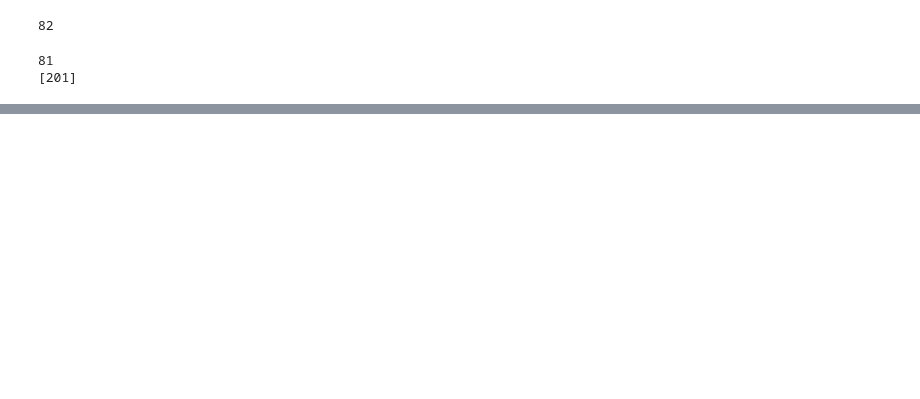
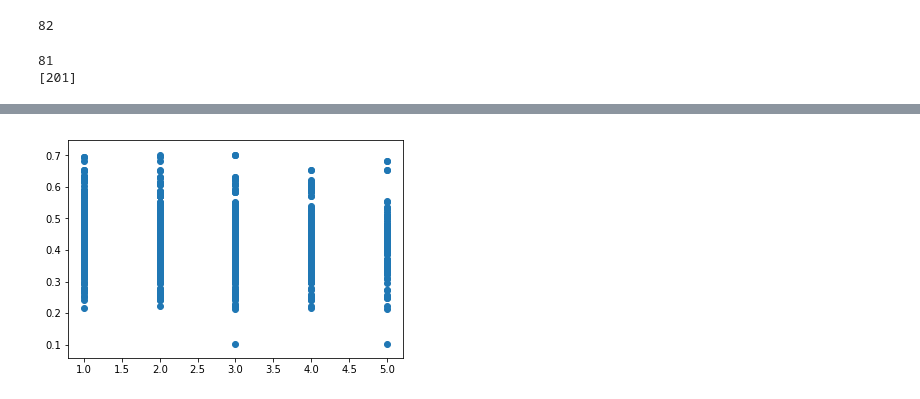
Before and after one commit to tyu0912/GPT2_XLNet_Comparison, a Jupyter notebook: post-model-check/compare_metrics_against_human_eval.ipynb, the cells around one changed output, grey strips where cells are left out. Cells and saved outputs as stored; diff of their text form; code cells hidden in the pictures; blank space fills up the shorter version.

Commit message:
compare metrics against human eval, code completed, need to update data and add pretty graphs

```diff
--- a/post-model-check/compare_metrics_against_human_eval.ipynb
+++ b/post-model-check/compare_metrics_against_human_eval.ipynb
@@ -58,5 +40,0 @@ gpt2_tuned_file = open(gpt2_tuned_path, 'r', encoding="utf8").read().split('<new
-# %%
-max_line_review = 2700
-file = gpt2_tuned_file
-test2 = sim_input_sentence_lst
-print(len(sim_index_nodup_lst))
@@ -64,0 +41,3 @@ print(len(sim_index_nodup_lst))
+# %%
+sim_input_sentence_lst.insert(sim_index_nodup_lst.index(201), 'But its full realization also implies a greater and greater perfection in the instrumentalities for pacific settlement of controversies between nations.')
+print(len(sim_input_sentence_lst))
@@ -88,0 +124,20 @@ len(file)
+# %%
+metrics_df_dict = dict()
+merge_df_dict = dict()
+# loop through all five methods
+for i in range(2,7):
+    method_of_interest = survey_result_df.columns[i]
+    file_of_interest = vars()[method_of_interest+'_file']
+    metrics_df_dict[i] = sim_metrics_extraction(file_of_interest, sim_input_sentence_lst)
+    # The code below achieves the same purpose as above but less preferred
+    # Reference: https://stackoverflow.com/questions/2259224/python-inserting-a-variable-value-into-a-variable-name
+    # vars()['metrics_df'+str(i)] = sim_metrics_extraction(file_of_interest, sim_input_sentence_lst)
+    survey_result_df_method = survey_result_df.copy()
+    survey_result_df_method.rename(columns={method_of_interest:"human_eval"}, inplace=True)
+    survey_result_df_method = survey_result_df_method[['Sim_index', 'human_eval']]
+
+    merge_df_dict[i] = pd.merge(survey_result_df_method, metrics_df_dict[i], on='Sim_index')
+    # The code below achieves the same purpose as above but less preferred
+    # vars()['merge_df'+str(i)] = pd.merge(survey_result_df_method, vars()['metrics_df'+str(i)], on='Sim_index')
+# %%
+merge_df_all = merge_df_dict[2].append([merge_df_dict[3], merge_df_dict[4], merge_df_dict[5], merge_df_dict[6]])
@@ -88,0 +165,6 @@ len(file)
+# %%
+# 'bleu_res', 'rouge_n', 'rouge_l', 'bert_p', 'bert_r', 'bert_f1'
+plt.scatter(merge_df_all['human_eval'], merge_df_all['rouge_n'])
+plt.show()
+# %% [output]
+[figure, added]
```
Also changed, not shown: parts of 23 cells of this notebook.
